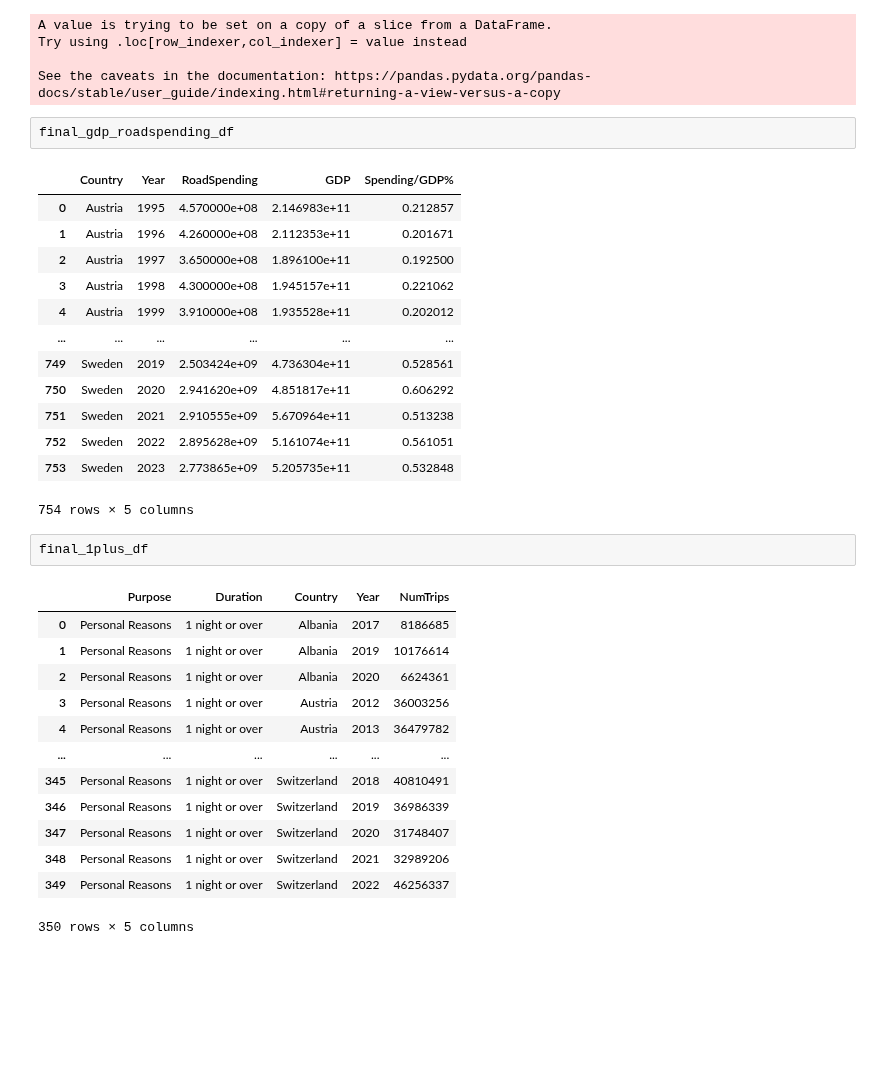
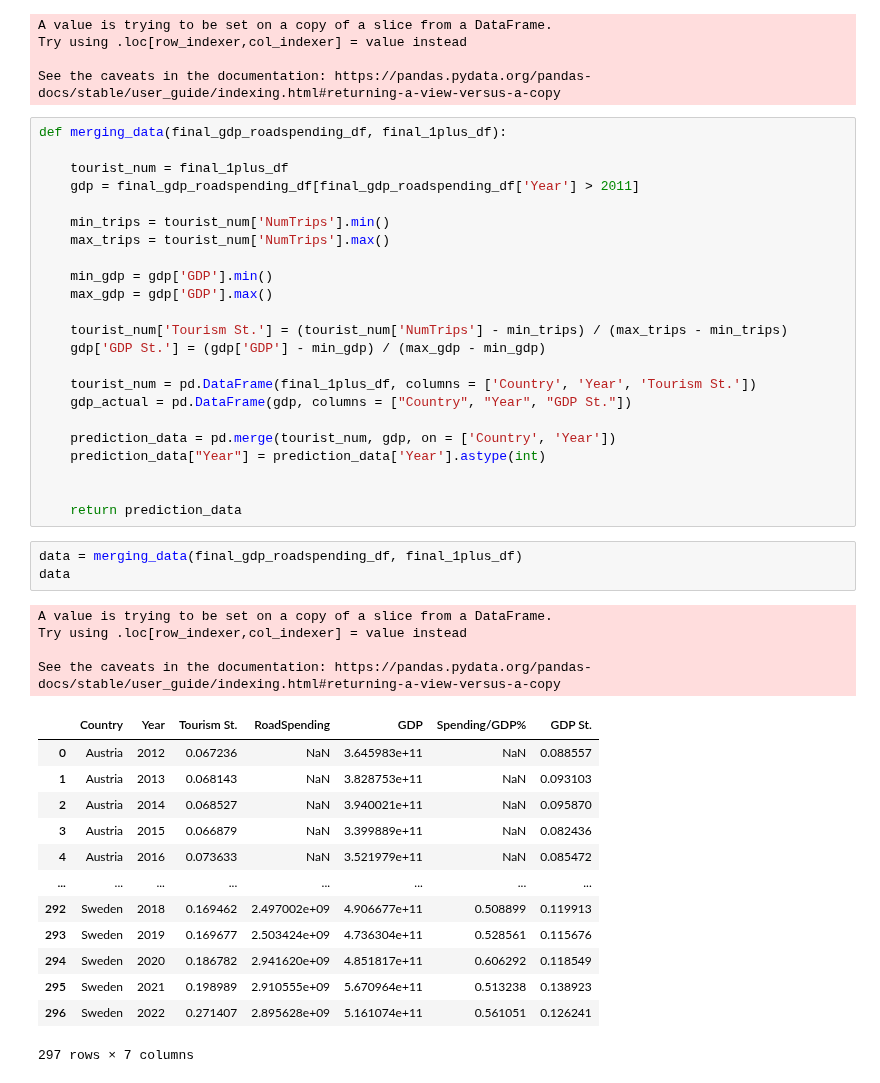
Before and after one commit to swbehan/RoadQualityWork, a Jupyter notebook: datasets/preprocessed-datasets/time_series_predictions.ipynb, the cells around one changed output. Cells and saved outputs as stored; diff of their text form; blank space fills up the shorter version.

```diff
--- a/datasets/preprocessed-datasets/time_series_predictions.ipynb
+++ b/datasets/preprocessed-datasets/time_series_predictions.ipynb
@@ -18,36 +20,48 @@ A value is trying to be set on a copy of a slice from a DataFrame.
 Try using .loc[row_indexer,col_indexer] = value instead
 
 See the caveats in the documentation: https://pandas.pydata.org/pandas-docs/stable/user_guide/indexing.html#returning-a-view-versus-a-copy
-# %%
-final_gdp_roadspending_df
-# %% [output]
-|  | Country | Year | RoadSpending | GDP | Spending/GDP% |
-| 0 | Austria | 1995 | 4.570000e+08 | 2.146983e+11 | 0.212857 |
-| 1 | Austria | 1996 | 4.260000e+08 | 2.112353e+11 | 0.201671 |
-| 2 | Austria | 1997 | 3.650000e+08 | 1.896100e+11 | 0.192500 |
-| 3 | Austria | 1998 | 4.300000e+08 | 1.945157e+11 | 0.221062 |
-| 4 | Austria | 1999 | 3.910000e+08 | 1.935528e+11 | 0.202012 |
-| ... | ... | ... | ... | ... | ... |
-| 749 | Sweden | 2019 | 2.503424e+09 | 4.736304e+11 | 0.528561 |
-| 750 | Sweden | 2020 | 2.941620e+09 | 4.851817e+11 | 0.606292 |
-| 751 | Sweden | 2021 | 2.910555e+09 | 5.670964e+11 | 0.513238 |
-| 752 | Sweden | 2022 | 2.895628e+09 | 5.161074e+11 | 0.561051 |
-| 753 | Sweden | 2023 | 2.773865e+09 | 5.205735e+11 | 0.532848 |
-754 rows × 5 columns
-# %%
-final_1plus_df
-# %% [output]
-|  | Purpose | Duration | Country | Year | NumTrips |
-| 0 | Personal Reasons | 1 night or over | Albania | 2017 | 8186685 |
-| 1 | Personal Reasons | 1 night or over | Albania | 2019 | 10176614 |
-| 2 | Personal Reasons | 1 night or over | Albania | 2020 | 6624361 |
-| 3 | Personal Reasons | 1 night or over | Austria | 2012 | 36003256 |
-| 4 | Personal Reasons | 1 night or over | Austria | 2013 | 36479782 |
-| ... | ... | ... | ... | ... | ... |
-| 345 | Personal Reasons | 1 night or over | Switzerland | 2018 | 40810491 |
-| 346 | Personal Reasons | 1 night or over | Switzerland | 2019 | 36986339 |
-| 347 | Personal Reasons | 1 night or over | Switzerland | 2020 | 31748407 |
-| 348 | Personal Reasons | 1 night or over | Switzerland | 2021 | 32989206 |
-| 349 | Personal Reasons | 1 night or over | Switzerland | 2022 | 46256337 |
-350 rows × 5 columns
+# %%
+def merging_data(final_gdp_roadspending_df, final_1plus_df):
+
+    tourist_num = final_1plus_df
+    gdp = final_gdp_roadspending_df[final_gdp_roadspending_df['Year'] > 2011]
+
+    min_trips = tourist_num['NumTrips'].min()
+    max_trips = tourist_num['NumTrips'].max()
+
+    min_gdp = gdp['GDP'].min()
+    max_gdp = gdp['GDP'].max()
+
+    tourist_num['Tourism St.'] = (tourist_num['NumTrips'] - min_trips) / (max_trips - min_trips)
+    gdp['GDP St.'] = (gdp['GDP'] - min_gdp) / (max_gdp - min_gdp)
+
+    tourist_num = pd.DataFrame(final_1plus_df, columns = ['Country', 'Year', 'Tourism St.'])
+    gdp_actual = pd.DataFrame(gdp, columns = ["Country", "Year", "GDP St."])
+
+    prediction_data = pd.merge(tourist_num, gdp, on = ['Country', 'Year'])
+    prediction_data["Year"] = prediction_data['Year'].astype(int)
+
+
+    return prediction_data
+# %%
+data = merging_data(final_gdp_roadspending_df, final_1plus_df)
+data
+# %% [output]
+A value is trying to be set on a copy of a slice from a DataFrame.
+Try using .loc[row_indexer,col_indexer] = value instead
+
+See the caveats in the documentation: https://pandas.pydata.org/pandas-docs/stable/user_guide/indexing.html#returning-a-view-versus-a-copy
+|  | Country | Year | Tourism St. | RoadSpending | GDP | Spending/GDP% | GDP St. |
+| 0 | Austria | 2012 | 0.067236 | NaN | 3.645983e+11 | NaN | 0.088557 |
+| 1 | Austria | 2013 | 0.068143 | NaN | 3.828753e+11 | NaN | 0.093103 |
+| 2 | Austria | 2014 | 0.068527 | NaN | 3.940021e+11 | NaN | 0.095870 |
+| 3 | Austria | 2015 | 0.066879 | NaN | 3.399889e+11 | NaN | 0.082436 |
+| 4 | Austria | 2016 | 0.073633 | NaN | 3.521979e+11 | NaN | 0.085472 |
+| ... | ... | ... | ... | ... | ... | ... | ... |
+| 292 | Sweden | 2018 | 0.169462 | 2.497002e+09 | 4.906677e+11 | 0.508899 | 0.119913 |
+| 293 | Sweden | 2019 | 0.169677 | 2.503424e+09 | 4.736304e+11 | 0.528561 | 0.115676 |
+| 294 | Sweden | 2020 | 0.186782 | 2.941620e+09 | 4.851817e+11 | 0.606292 | 0.118549 |
+| 295 | Sweden | 2021 | 0.198989 | 2.910555e+09 | 5.670964e+11 | 0.513238 | 0.138923 |
+| 296 | Sweden | 2022 | 0.271407 | 2.895628e+09 | 5.161074e+11 | 0.561051 | 0.126241 |
+297 rows × 7 columns
 # %%
```
Also changed, not shown: parts of 7 cells of this notebook.
